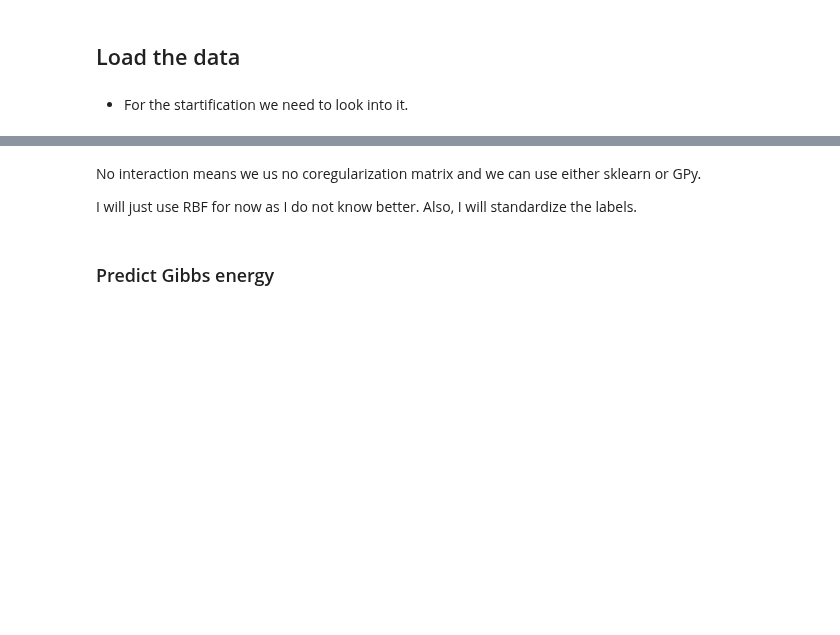
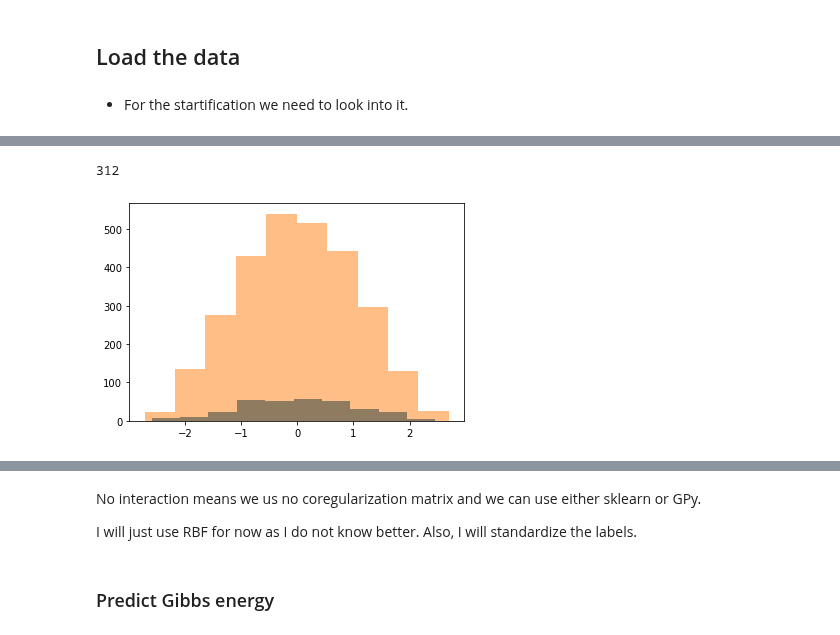
Before and after one commit to byooooo/dispersant_screening_PAL, a Jupyter notebook: notebooks/gp.ipynb, the cells around one changed output, grey strips where cells are left out. Saved outputs shown, nothing was run; the diff lists cells and outputs as text; code cells hidden in the pictures; blank space fills up the shorter version.

```diff
--- a/notebooks/gp.ipynb
+++ b/notebooks/gp.ipynb
@@ -21,7 +22,7 @@ import matplotlib.pyplot as plt
 %matplotlib inline
 
 DATADIR = '../data'
-TRAIN_SIZE = 0.7
+TRAIN_SIZE = 0.10
 
 import sys
 sys.path.append('..')
@@ -66,0 +45,33 @@ plt.hist(y_train[:,1])
+# %%
+df_full_factorial = pd.read_csv(os.path.join(DATADIR, 'full_fact.csv'))
+new_A2 = pd.read_csv(os.path.join(DATADIR, 'b1-b21_random_virial_large.csv'))['A2_normalized']
+# new_A2 = pd.read_csv(os.path.join(DATADIR, 'b1-b21_random_virial_large.csv'))['A2_unnormalized']
+
+# replace old A2 values with newly calculated values
+df_full_factorial['A2_normalized'] = new_A2
+df_full_factorial['1_N'] = df_full_factorial['total_count']
+# %%
+X = df_full_factorial[FEATURES]
+y = df_full_factorial[TARGETS]
+
+feat_scaler = StandardScaler()
+X = feat_scaler.fit_transform(X)
+
+X_train, X_test, y_train, y_test = train_test_split(X, y, train_size=TRAIN_SIZE)
+
+# split responses so when scaling so that we can perform inverse transform on each one individually
+
+label1_scaler = StandardScaler()
+y1_train = label1_scaler.fit_transform(np.array(y_train)[:,0].reshape(-1,1))
+y1_test = label1_scaler.transform(np.array(y_test)[:,0].reshape(-1,1))
+
+label2_scaler = StandardScaler()
+y2_train = label2_scaler.fit_transform(np.array(y_train)[:,1].reshape(-1,1))
+y2_test = label2_scaler.transform(np.array(y_test)[:,1].reshape(-1,1))
+# %%
+plt.hist(y1_train)
+plt.hist(y1_test,alpha=0.5)
+print(len(y2_train))
+# %% [output]
+312
+[figure, added]
```
Also changed, not shown: parts of 41 cells of this notebook.
